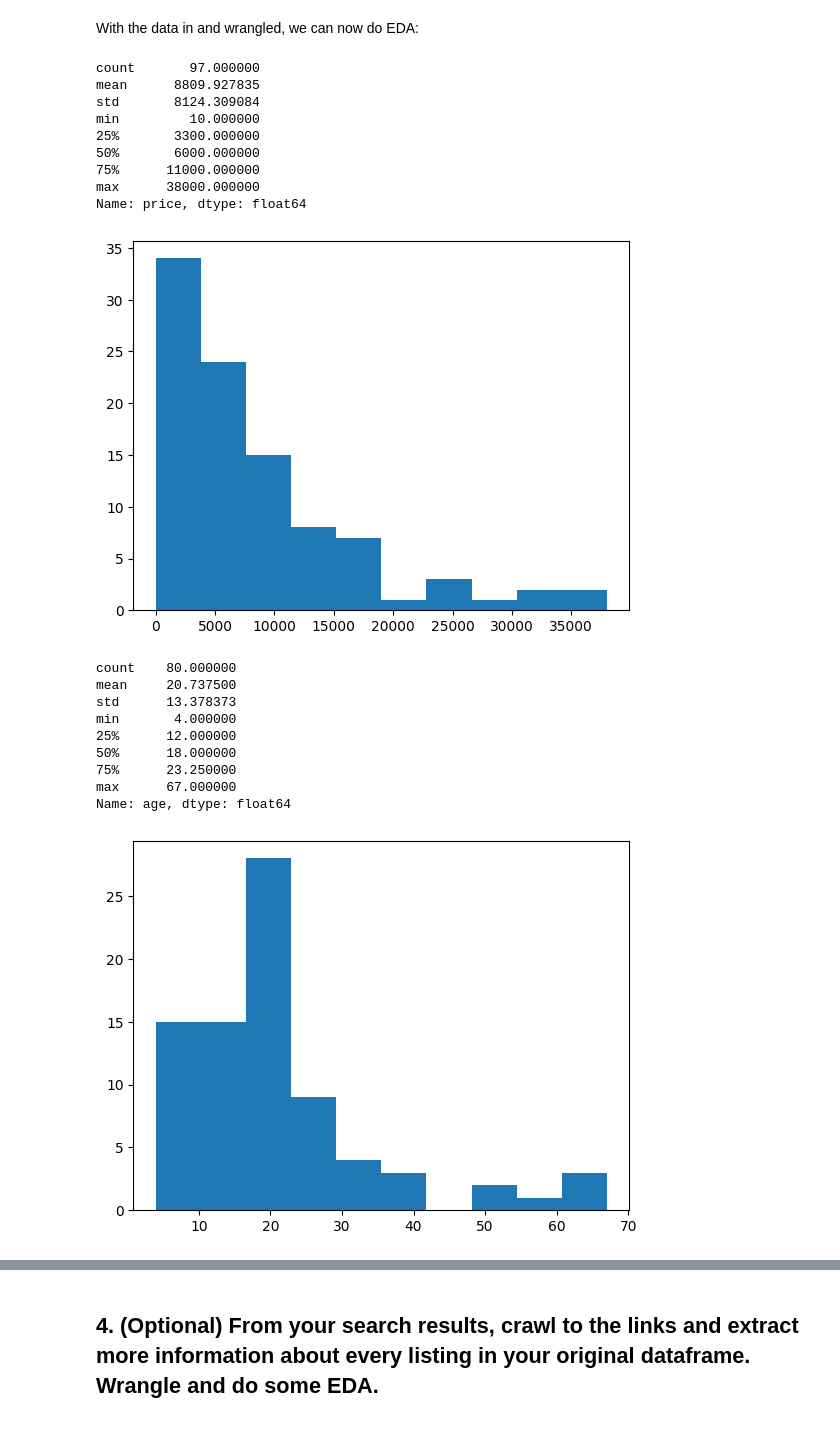
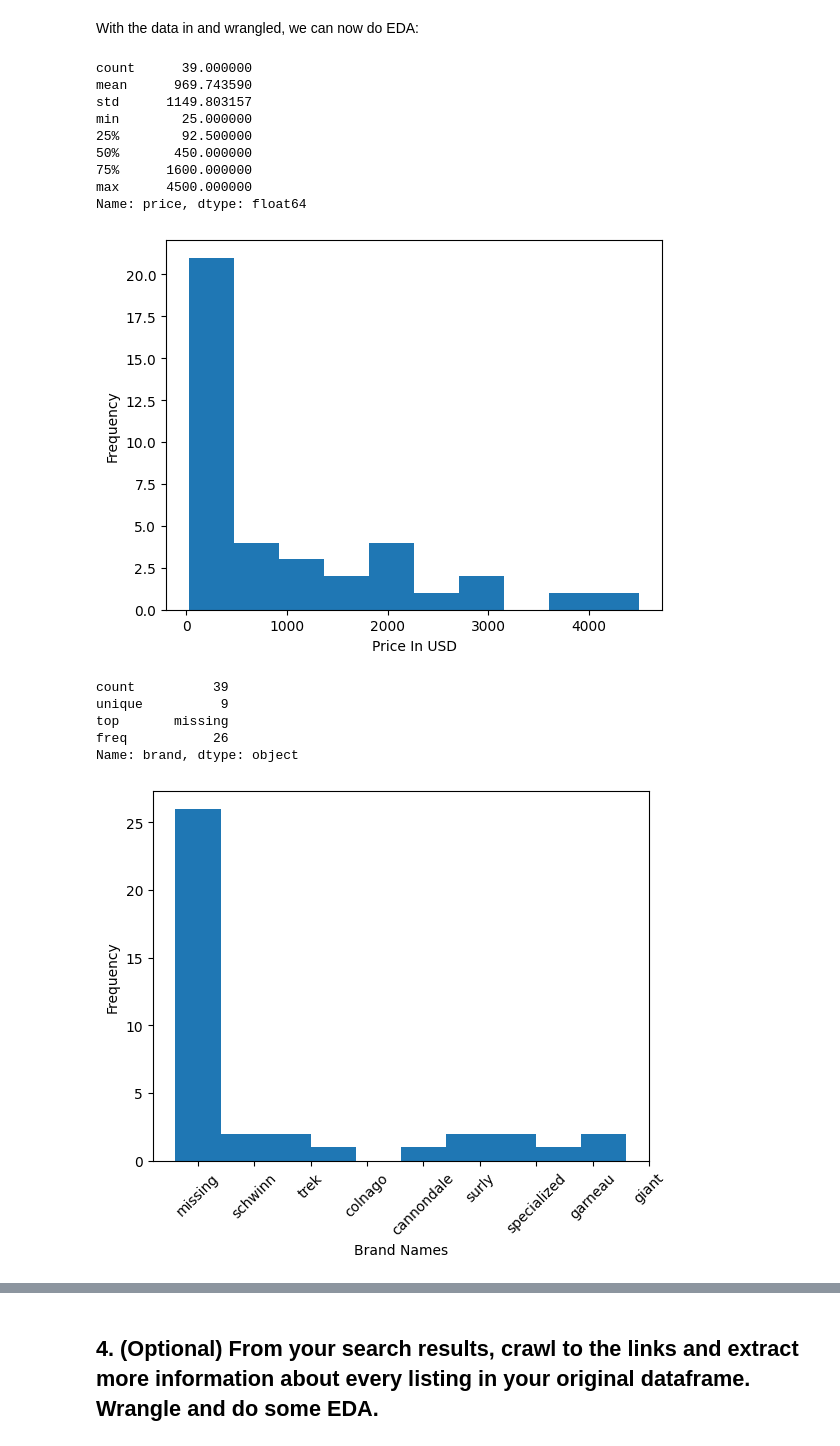
Before and after one commit to vrhughes/labs, a Jupyter notebook: 02_scraping/lab_notebook.ipynb, the cells around one changed output, grey strips where cells are left out. Saved outputs shown, nothing was run; the diff lists cells and outputs as text; code cells hidden in the pictures.

```diff
--- a/02_scraping/lab_notebook.ipynb
+++ b/02_scraping/lab_notebook.ipynb
@@ -65,29 +65,25 @@ This is all nested in a for-loop over the listings, and the data is appended to
 import re # Regular expressions
 
 brands = ['cannondale', 'schwinn', 'specialized', 'surly', 'trek', 'colnago', 'garneau', 'giant', 'scott']
-# make for?
-# type?
 
 data = [] # We'll save our listings in this object
 for k in range( len(listings) ):
     title = listings[k].find('div',class_='title').get_text().lower()
     price = listings[k].find('div',class_='price').get_text()
     link = listings[k].find(href=True)['href']
-    # Get brand from the title string:
+
+    # Get brand and type from the title string:
     words = title.split()
-    hits = [word for word in words if word in brands] # Find brands in the title
+
+    # Find brands in the title
+    hits = [word for word in words if word in brands]
     if len(hits) == 0:
         brand = 'missing'
     else:
         brand = hits[0]
-    # Get years from title string:
-    regex_search = re.search(r'20[0-9][0-9]|19[0-9][0-9]', title ) # Find year references
-    if regex_search is None: # If no hits, record year as missing value
-        year = np.nan
-    else: # If hits, record year as first match
-        year = regex_search.group(0)
+
     #
-    data.append({'title':title,'price':price,'year':year,'link':link,'brand':brand})
+    data.append({'title':title,'price':price,'link':link,'brand':brand})
 # %% [markdown]
 ## 3. Wrangle your data, do some EDA, and make some plots. Try to find some interesting relationships or stories to tell about your data.
 # %% [markdown]
@@ -115,34 +109,36 @@ df.head()
 # %% [markdown]
 With the data in and wrangled, we can now do EDA:
 # %%
-# EDA for price and age:
+# EDA for price and brand:
 print(df['price'].describe())
 df['price'].hist(grid=False)
+plt.xlabel("Price In USD")
+plt.ylabel("Frequency")
 plt.show()
-print(df['age'].describe())
-df['age'].hist(grid=False)
+
+print(df['brand'].describe())
+df['brand'].hist(grid=False, align = 'left')
+plt.xlabel("Brand Names")
+plt.xticks(rotation=45, )
+plt.ylabel("Frequency")
 plt.show()
 # %% [output]
-count       97.000000
-mean      8809.927835
-std       8124.309084
-min         10.000000
-25%       3300.000000
-50%       6000.000000
-75%      11000.000000
-max      38000.000000
+count      39.000000
+mean      969.743590
+std      1149.803157
+min        25.000000
+25%        92.500000
+50%       450.000000
+75%      1600.000000
+max      4500.000000
 Name: price, dtype: float64
-[figure, old version]
+[figure, new version]
-count    80.000000
-mean     20.737500
-std      13.378373
-min       4.000000
-25%      12.000000
-50%      18.000000
-75%      23.250000
-max      67.000000
-Name: age, dtype: float64
+count          39
+unique          9
+top       missing
+freq           26
+Name: brand, dtype: object
-[figure, old version]
+[figure, new version]
 # %%
 # Price by brand:
 df.loc[:,['price','brand']].groupby('brand').describe()
```
Also changed, not shown: parts of 7 cells of this notebook.
